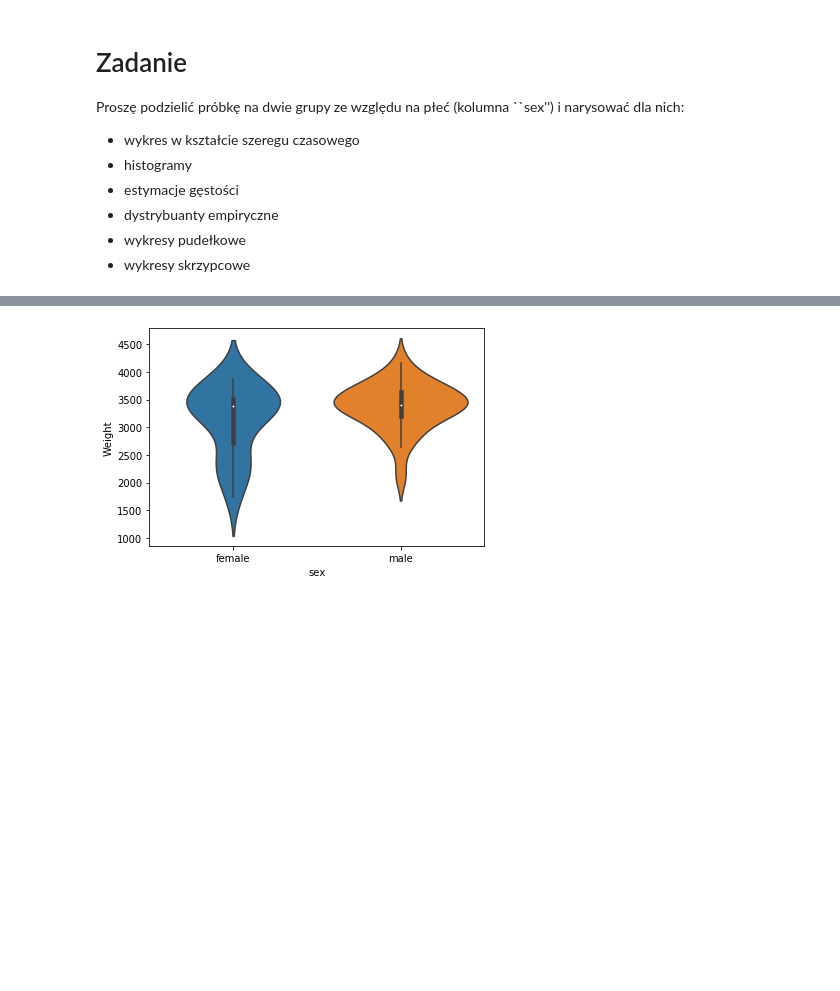
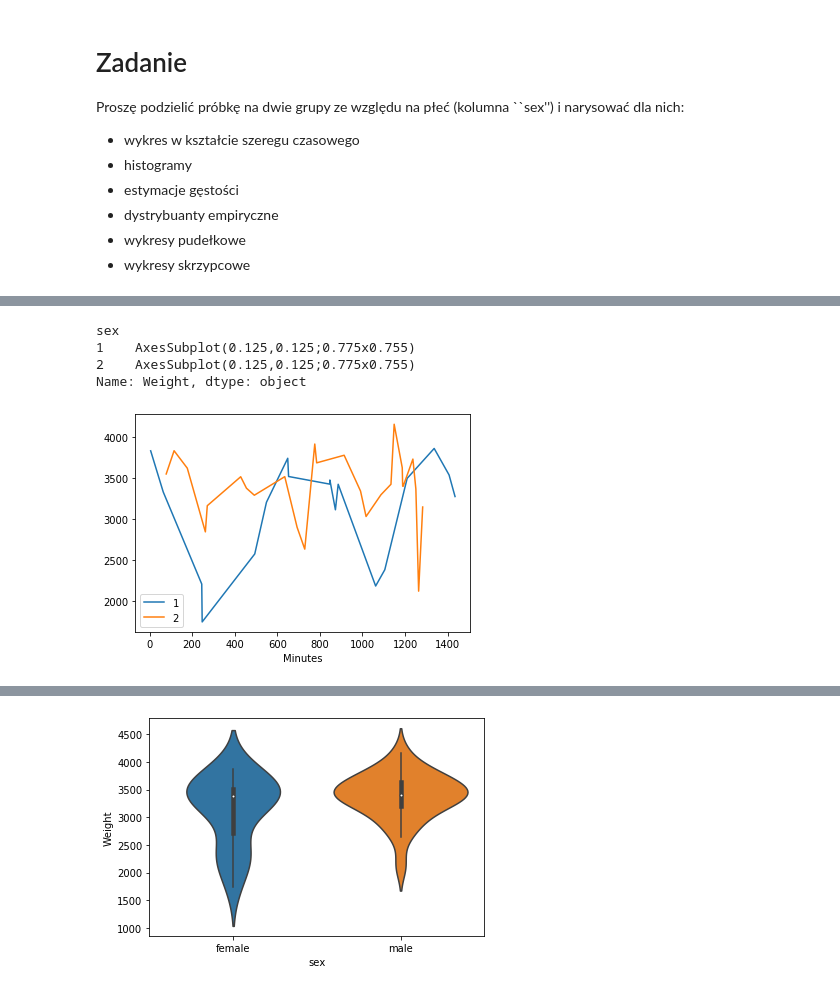
Before and after one commit to JQB26/podstawy_sztucznej_inteligencji, a Jupyter notebook: Z02_numy_pandas.ipynb, the cells around one changed output, grey strips where cells are left out. Drawn from its saved outputs; the diff is of its cells as text; code cells hidden in the pictures; blank space fills up the shorter version.

Commit message:
plots

```diff
--- a/Z02_numy_pandas.ipynb
+++ b/Z02_numy_pandas.ipynb
@@ -1594,0 +1694,10 @@ Proszę podzielić próbkę na dwie grupy ze względu na płeć (kolumna ``sex''
+# %%
+df.set_index('Minutes', inplace=True)
+df2 = df.groupby('sex')['Weight']
+df2.plot(legend=True)
+# %% [output]
+sex
+1    AxesSubplot(0.125,0.125;0.775x0.755)
+2    AxesSubplot(0.125,0.125;0.775x0.755)
+Name: Weight, dtype: object
+[figure, added]
```
Also changed, not shown: parts of 31 cells of this notebook.
